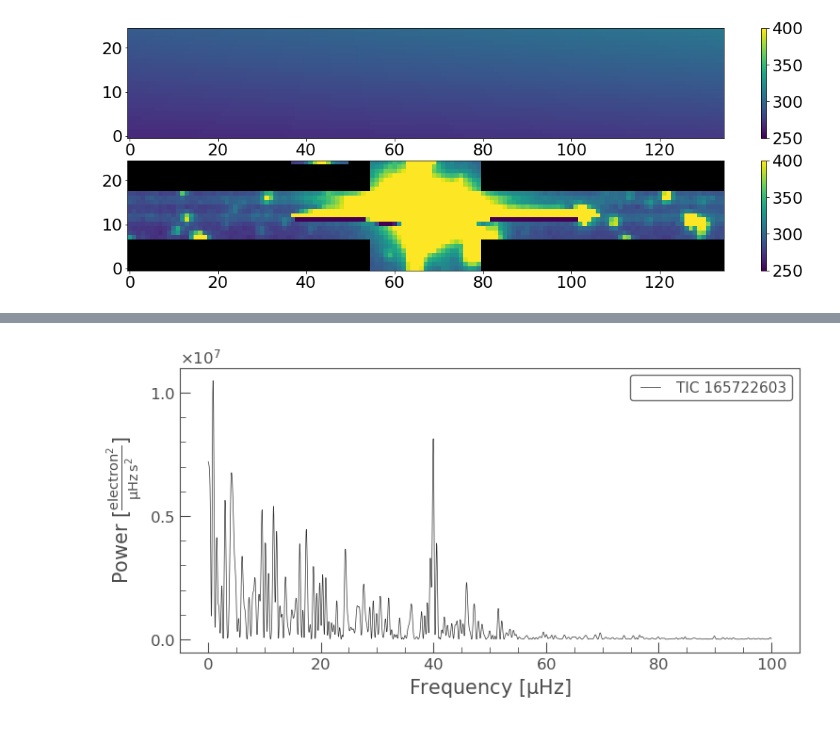
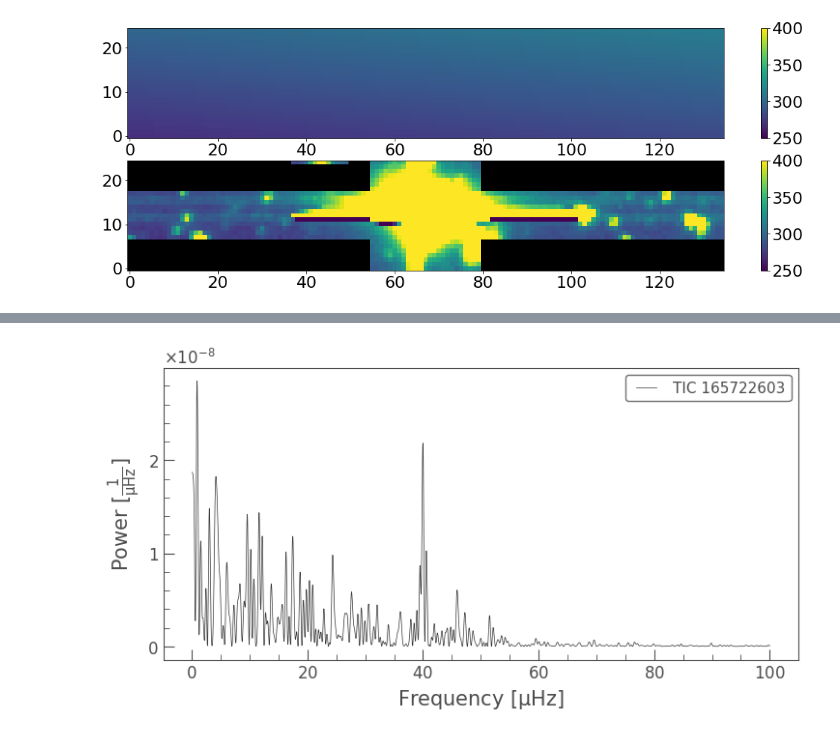
Before and after one commit to hvidy/tessbkgd, a Jupyter notebook: notebooks/iot_Dra_tpf.ipynb, the cells around one changed output, grey strips where cells are left out. Saved outputs shown, nothing was run; the diff lists cells and outputs as text; code cells hidden in the pictures.

```diff
--- a/notebooks/iot_Dra_tpf.ipynb
+++ b/notebooks/iot_Dra_tpf.ipynb
@@ -79,7 +89,7 @@ lc.scatter();
+# %%
+pg = lc.remove_nans().remove_outliers().normalize().to_periodogram(normalization='psd', oversample_factor=10, maximum_frequency = 100)
+pg.plot();
+# %% [output]
+[figure, added]
 # %%
 tpf.to_fits(output_fn='iotDra_Sector15.fits')
-# %%
-pg = lc.remove_nans().remove_outliers().to_periodogram(normalization='psd', oversample_factor=10, maximum_frequency = 100)
-pg.plot();
-# %% [output]
-[figure, removed]
```
Also changed, not shown: parts of 7 cells of this notebook.
